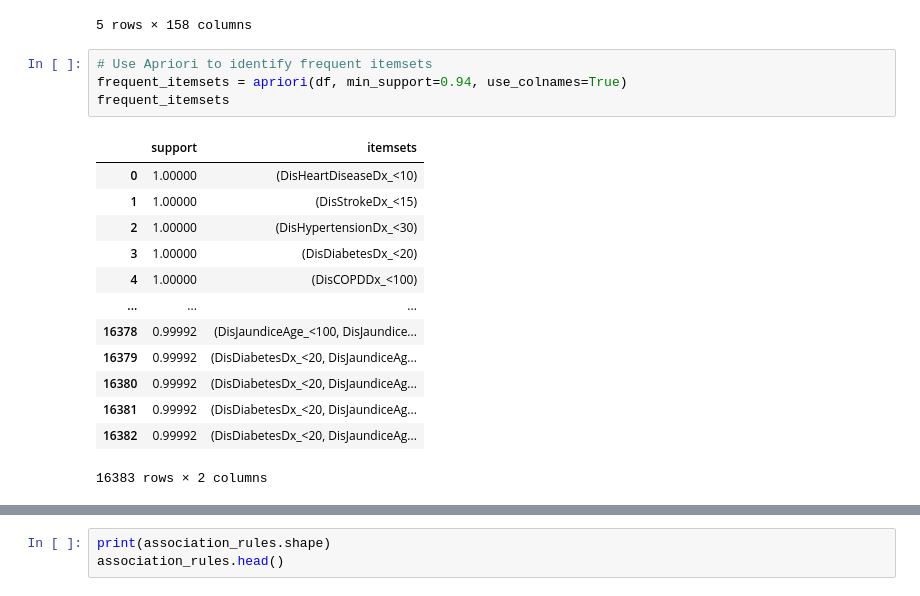
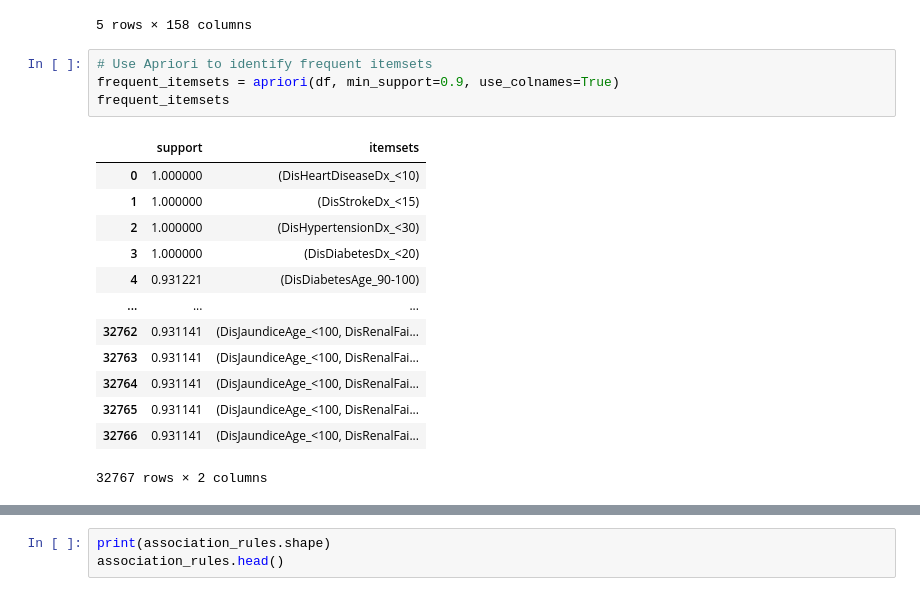
Before and after one commit to smb-h/heart-disease-association-rule-mining, a Jupyter notebook: notebooks/playground.ipynb, the cells around one changed output, grey strips where cells are left out. Cells and saved outputs as stored; diff of their text form.

```diff
--- a/notebooks/playground.ipynb
+++ b/notebooks/playground.ipynb
@@ -287,21 +291,21 @@ df.head()
 5 rows × 158 columns
 # %%
 # Use Apriori to identify frequent itemsets
-frequent_itemsets = apriori(df, min_support=0.94, use_colnames=True)
+frequent_itemsets = apriori(df, min_support=0.9, use_colnames=True)
 frequent_itemsets
 # %% [output]
 |  | support | itemsets |
-| 0 | 1.00000 | (DisHeartDiseaseDx_<10) |
-| 1 | 1.00000 | (DisStrokeDx_<15) |
-| 2 | 1.00000 | (DisHypertensionDx_<30) |
-| 3 | 1.00000 | (DisDiabetesDx_<20) |
-| 4 | 1.00000 | (DisCOPDDx_<100) |
+| 0 | 1.000000 | (DisHeartDiseaseDx_<10) |
+| 1 | 1.000000 | (DisStrokeDx_<15) |
+| 2 | 1.000000 | (DisHypertensionDx_<30) |
+| 3 | 1.000000 | (DisDiabetesDx_<20) |
+| 4 | 0.931221 | (DisDiabetesAge_90-100) |
 | ... | ... | ... |
-| 16378 | 0.99992 | (DisJaundiceAge_<100, DisJaundice... |
-| 16379 | 0.99992 | (DisDiabetesDx_<20, DisJaundiceAg... |
-| 16380 | 0.99992 | (DisDiabetesDx_<20, DisJaundiceAg... |
-| 16381 | 0.99992 | (DisDiabetesDx_<20, DisJaundiceAg... |
-| 16382 | 0.99992 | (DisDiabetesDx_<20, DisJaundiceAg... |
+| 32762 | 0.931141 | (DisJaundiceAge_<100, DisRenalFai... |
+| 32763 | 0.931141 | (DisJaundiceAge_<100, DisRenalFai... |
+| 32764 | 0.931141 | (DisJaundiceAge_<100, DisRenalFai... |
+| 32765 | 0.931141 | (DisJaundiceAge_<100, DisRenalFai... |
+| 32766 | 0.931141 | (DisJaundiceAge_<100, DisRenalFai... |
-16383 rows × 2 columns
+32767 rows × 2 columns
 # %%
 # Generate association rules using the frequent itemsets
```
Also changed, not shown: parts of 3 cells of this notebook.
